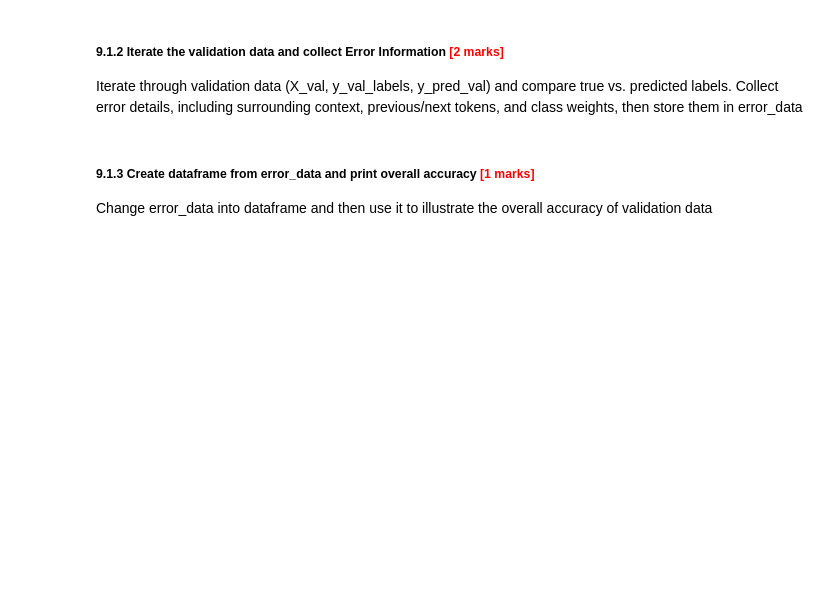
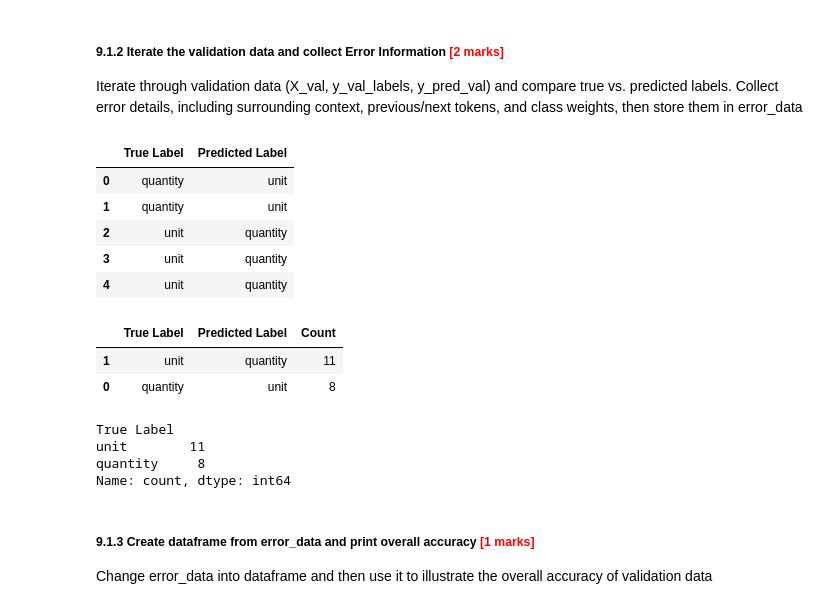
Before and after one commit to rajiv2607/Identifying-Key-Entities-in-Recipe-Data, a Jupyter notebook: Identifying_Key_Entities_Recipe_Data_Starter.ipynb, the cells around one changed output. Drawn from its saved outputs; the diff is of its cells as text; code cells hidden in the pictures; blank space fills up the shorter version.

```diff
--- a/Identifying_Key_Entities_Recipe_Data_Starter.ipynb
+++ b/Identifying_Key_Entities_Recipe_Data_Starter.ipynb
@@ -670,0 +765,4 @@ Create ***label_counts*** to count the frequencies of labels present in y_train_
+# %%
+# penalise ingredient label
+class_weights['ingredient'] *= 1.5
+print("Updated Class weights with penalised 'ingredient':", class_weights)
@@ -680,6 +793,8 @@ Define a function ***extract_features_with_class_weights*** to work with trainin
 Create ***X_train_weighted_features*** and ***X_val_weighted_features*** for extracting training and validation features along with their weights by calling ***extract_features_with_class_weights*** on the datasets
 # %%
 # Apply manually computed class weights
+X_train_weighted = extract_features_with_class_weights(X_train_features, y_train_labels, class_weights)
+X_val_weighted = extract_features_with_class_weights(X_val_features, y_val_labels, class_weights)
 # %% [markdown]
 ## **7** Model Building and Training <font color = red>[10 marks]</font> <br>
 # %% [markdown]
@@ -722,5 +888,6 @@ Save the CRF model
 Evaluate the metrics for CRF model by using flat classification report and confusion matrix
 # %%
 # predict the crf model on validation dataset
+y_val_pred = crf.predict(X_val_weighted)
 # %%
 # specify flat classification report
@@ -741,0 +929,13 @@ Flatten the true and predicted labels and initialise the error data as ***error_
+# %%
+# flatten Labels and Initialise Error Data
+flat_y_val_labels = flatten(y_val_labels)
+flat_y_val_pred = flatten(y_val_pred)
+error_data = []
+for true_label, pred_label in zip(flat_y_val_labels, flat_y_val_pred):
+    if true_label != pred_label:
+        error_data.append((true_label, pred_label))
+
+# evaluate on the training dataset
+y_train_pred = crf.predict(X_train_weighted)
+train_report = flat_classification_report(y_train_labels, y_train_pred, digits=4)
+print("Training Classification Report:\n", train_report)
@@ -752,3 +959,49 @@ Iterate through validation data (X_val, y_val_labels, y_pred_val) and compare tr
+# %%
+# iterate and collect Error Information
+error_info = []
+
+for true_label, pred_label in zip(flat_y_val_labels, flat_y_val_pred):
+    if true_label != pred_label:
+        error_info.append({
+            'True Label': true_label,
+            'Predicted Label': pred_label
+        })
+
+# convert error_info into a DataFrame
+error_df = pd.DataFrame(error_info)
+
+# display first five rows
+display(error_df.head())
+
+# display counts of True vs Predicted labels
+error_counts = (
+    error_df
+    .groupby(['True Label', 'Predicted Label'])
+    .size()
+    .reset_index(name='Count')        # correct way to create 'Count'
+)
+
+# sort by count
+error_counts = error_counts.sort_values(by='Count', ascending=False)
+
+# display top rows
+display(error_counts.head())
+
+error_df['True Label'].value_counts()
+# %% [output]
+|  | True Label | Predicted Label |
+| 0 | quantity | unit |
+| 1 | quantity | unit |
+| 2 | unit | quantity |
+| 3 | unit | quantity |
+| 4 | unit | quantity |
+|  | True Label | Predicted Label | Count |
+| 1 | unit | quantity | 11 |
+| 0 | quantity | unit | 8 |
+True Label
+unit        11
+quantity     8
+Name: count, dtype: int64
 # %% [markdown]
 ##### **9.1.3** Create dataframe from error_data and print overall accuracy <font color = red>[1 marks]</font> <br>
 
```
Also changed, not shown: parts of 33 cells of this notebook, 1 other file.
